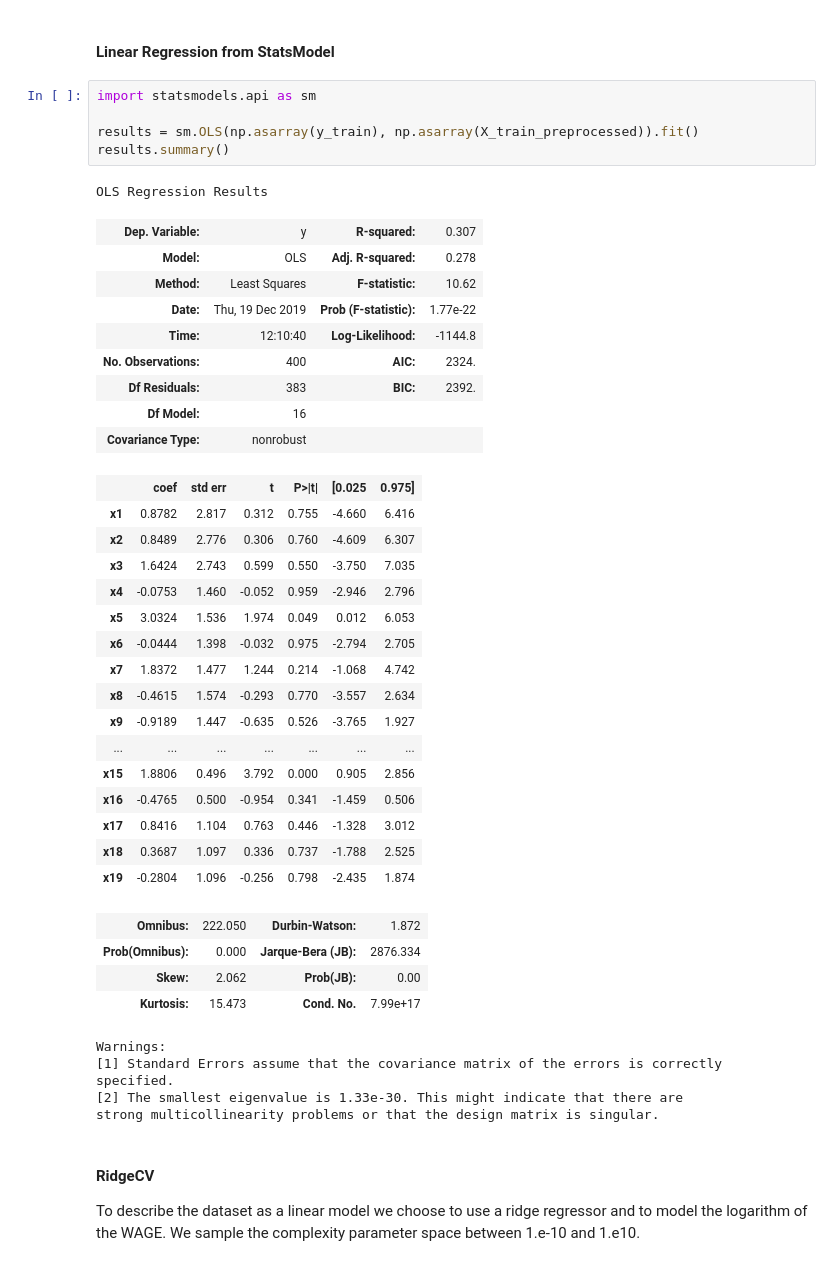
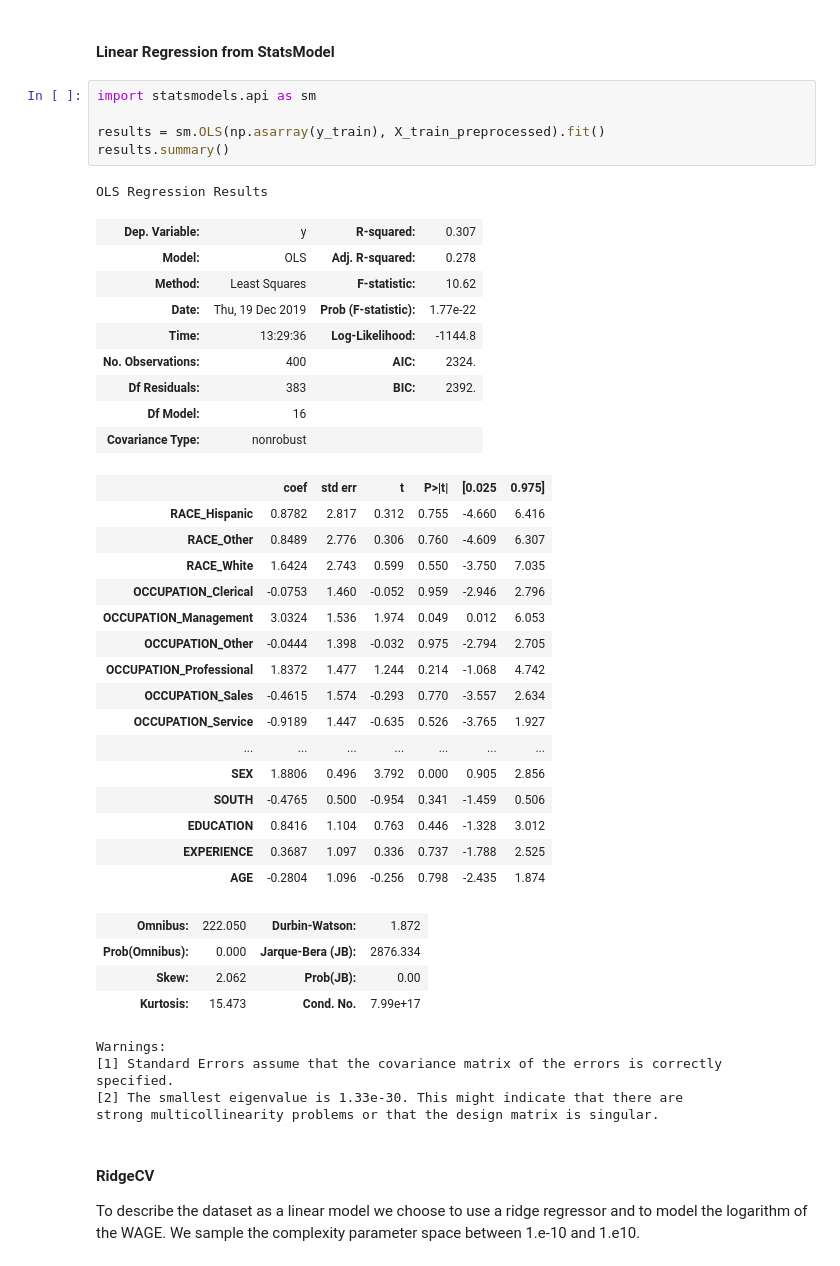
Before and after one commit to cmarmo/linearcoeff_interp, a Jupyter notebook: plot_linear_model_coefficient_interpretation.ipynb, the cells around one changed output. Saved outputs shown, nothing was run; the diff lists cells and outputs as text.

Commit message:
No need to cast X_train_preprocessed with np.asarray.

```diff
--- a/plot_linear_model_coefficient_interpretation.ipynb
+++ b/plot_linear_model_coefficient_interpretation.ipynb
@@ -273,35 +273,35 @@ plt.scatter(coefs["AGE"], coefs["EXPERIENCE"])
 # %%
 import statsmodels.api as sm
 
-results = sm.OLS(np.asarray(y_train), np.asarray(X_train_preprocessed)).fit()
+results = sm.OLS(np.asarray(y_train), X_train_preprocessed).fit()
 results.summary()
 # %% [output]
 OLS Regression Results
 | Dep. Variable: | y | R-squared: | 0.307 |
 | Model: | OLS | Adj. R-squared: | 0.278 |
 | Method: | Least Squares | F-statistic: | 10.62 |
 | Date: | Thu, 19 Dec 2019 | Prob (F-statistic): | 1.77e-22 |
-| Time: | 12:10:40 | Log-Likelihood: | -1144.8 |
+| Time: | 13:29:36 | Log-Likelihood: | -1144.8 |
 | No. Observations: | 400 | AIC: | 2324. |
 | Df Residuals: | 383 | BIC: | 2392. |
 | Df Model: | 16 |  |  |
 | Covariance Type: | nonrobust |  |  |
 |  | coef | std err | t | P>|t| | [0.025 | 0.975] |
-| x1 | 0.8782 | 2.817 | 0.312 | 0.755 | -4.660 | 6.416 |
-| x2 | 0.8489 | 2.776 | 0.306 | 0.760 | -4.609 | 6.307 |
-| x3 | 1.6424 | 2.743 | 0.599 | 0.550 | -3.750 | 7.035 |
-| x4 | -0.0753 | 1.460 | -0.052 | 0.959 | -2.946 | 2.796 |
-| x5 | 3.0324 | 1.536 | 1.974 | 0.049 | 0.012 | 6.053 |
-| x6 | -0.0444 | 1.398 | -0.032 | 0.975 | -2.794 | 2.705 |
-| x7 | 1.8372 | 1.477 | 1.244 | 0.214 | -1.068 | 4.742 |
-| x8 | -0.4615 | 1.574 | -0.293 | 0.770 | -3.557 | 2.634 |
-| x9 | -0.9189 | 1.447 | -0.635 | 0.526 | -3.765 | 1.927 |
+| RACE_Hispanic | 0.8782 | 2.817 | 0.312 | 0.755 | -4.660 | 6.416 |
+| RACE_Other | 0.8489 | 2.776 | 0.306 | 0.760 | -4.609 | 6.307 |
+| RACE_White | 1.6424 | 2.743 | 0.599 | 0.550 | -3.750 | 7.035 |
+| OCCUPATION_Clerical | -0.0753 | 1.460 | -0.052 | 0.959 | -2.946 | 2.796 |
+| OCCUPATION_Management | 3.0324 | 1.536 | 1.974 | 0.049 | 0.012 | 6.053 |
+| OCCUPATION_Other | -0.0444 | 1.398 | -0.032 | 0.975 | -2.794 | 2.705 |
+| OCCUPATION_Professional | 1.8372 | 1.477 | 1.244 | 0.214 | -1.068 | 4.742 |
+| OCCUPATION_Sales | -0.4615 | 1.574 | -0.293 | 0.770 | -3.557 | 2.634 |
+| OCCUPATION_Service | -0.9189 | 1.447 | -0.635 | 0.526 | -3.765 | 1.927 |
 | ... | ... | ... | ... | ... | ... | ... |
-| x15 | 1.8806 | 0.496 | 3.792 | 0.000 | 0.905 | 2.856 |
-| x16 | -0.4765 | 0.500 | -0.954 | 0.341 | -1.459 | 0.506 |
-| x17 | 0.8416 | 1.104 | 0.763 | 0.446 | -1.328 | 3.012 |
-| x18 | 0.3687 | 1.097 | 0.336 | 0.737 | -1.788 | 2.525 |
-| x19 | -0.2804 | 1.096 | -0.256 | 0.798 | -2.435 | 1.874 |
+| SEX | 1.8806 | 0.496 | 3.792 | 0.000 | 0.905 | 2.856 |
+| SOUTH | -0.4765 | 0.500 | -0.954 | 0.341 | -1.459 | 0.506 |
+| EDUCATION | 0.8416 | 1.104 | 0.763 | 0.446 | -1.328 | 3.012 |
+| EXPERIENCE | 0.3687 | 1.097 | 0.336 | 0.737 | -1.788 | 2.525 |
+| AGE | -0.2804 | 1.096 | -0.256 | 0.798 | -2.435 | 1.874 |
 | Omnibus: | 222.050 | Durbin-Watson: | 1.872 |
 | Prob(Omnibus): | 0.000 | Jarque-Bera (JB): | 2876.334 |
 | Skew: | 2.062 | Prob(JB): | 0.00 |
```
Also changed, not shown: parts of 2 cells of this notebook.
